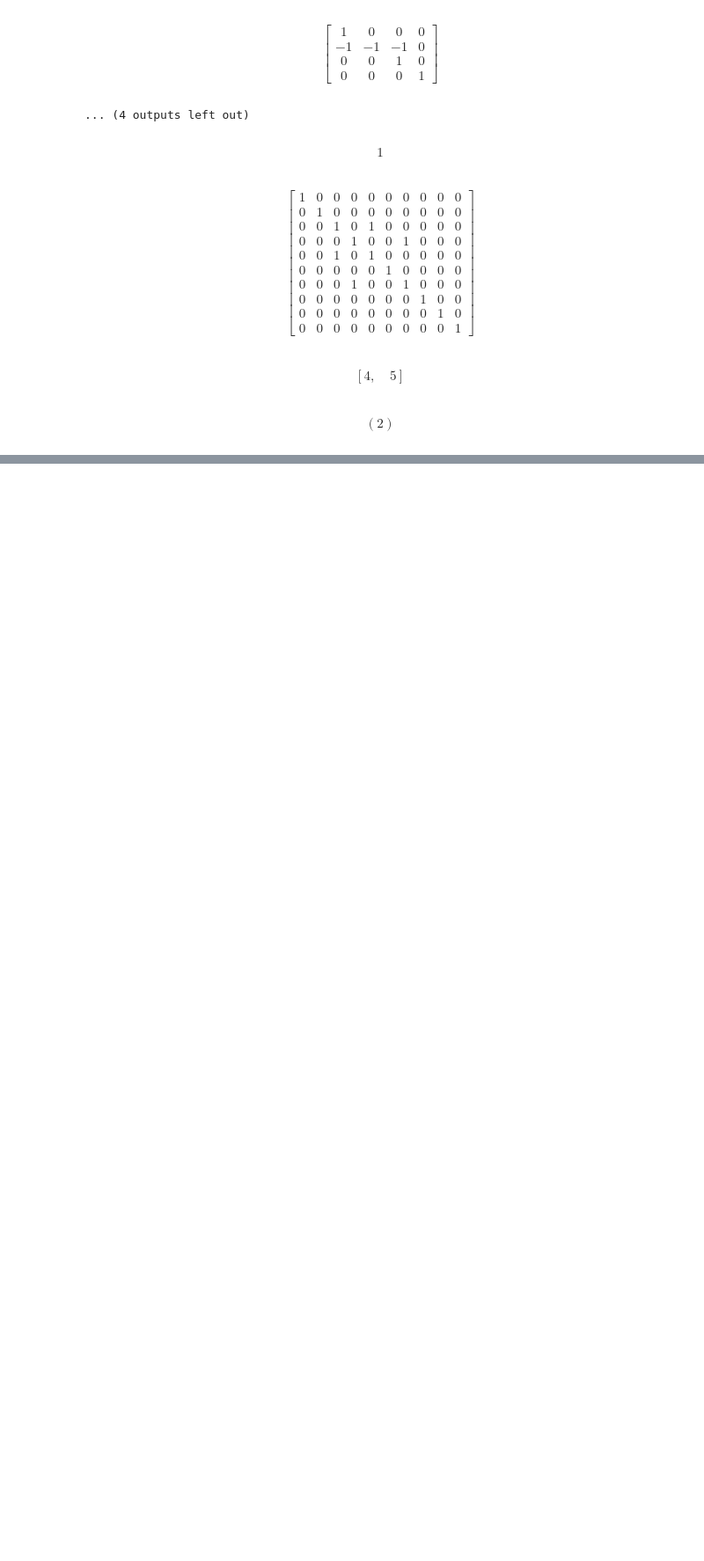
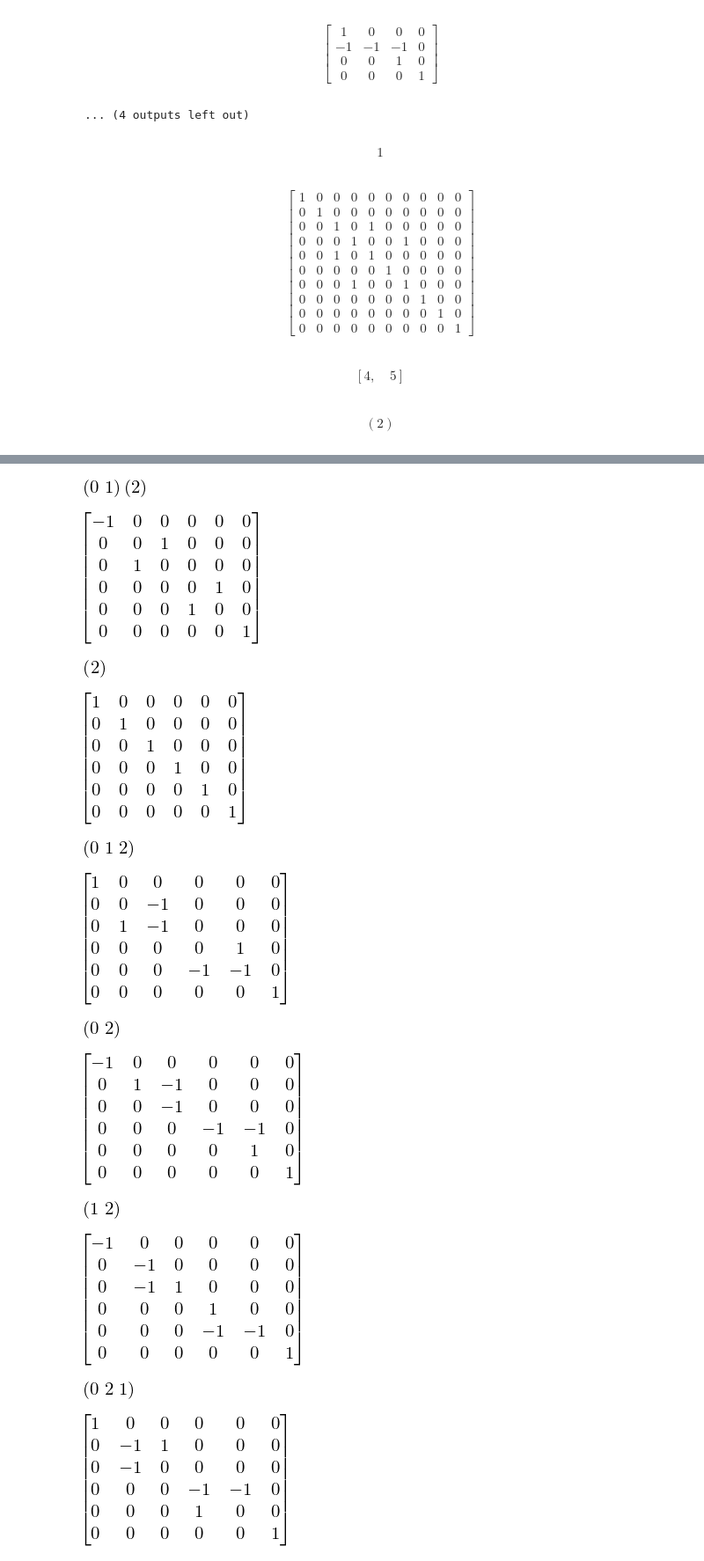
Before and after one commit to leunamCampero/Tesis, a Jupyter notebook: Python/triangular.ipynb, the cells around one changed output, grey strips where cells are left out. Shown at 88% size. Drawn from its saved outputs; the diff is of its cells as text; code cells hidden in the pictures; blank space fills up the shorter version.

```diff
--- a/Python/triangular.ipynb
+++ b/Python/triangular.ipynb
@@ -667,0 +754,8 @@ print(a*b)
+# %%
+G=SymmetricGroup(3)
+def char1(G, g, i, j):
+    for h in g:
+    if g*elems[i] == elems[j]:
+        return 1
+    else:
+        return 0
@@ -667,0 +960,23 @@ print(a*b)
+# %%
+G=SymmetricGroup(3)
+D=regular_representation(G)
+H=DihedralGroup(4)
+K=rho(H)
+#n=D[G[0]].shape[0]
+#i=0
+M=reducir(D,G)
+for g in list(G.elements):
+    display(g, M.inv()*D[g]*M)
+# %% [output]
+[figure, added]
+[figure, added]
+[figure, added]
+[figure, added]
+[figure, added]
+[figure, added]
+[figure, added]
+[figure, added]
+[figure, added]
+[figure, added]
+[figure, added]
+[figure, added]
```
Also changed, not shown: parts of 6 cells of this notebook.
